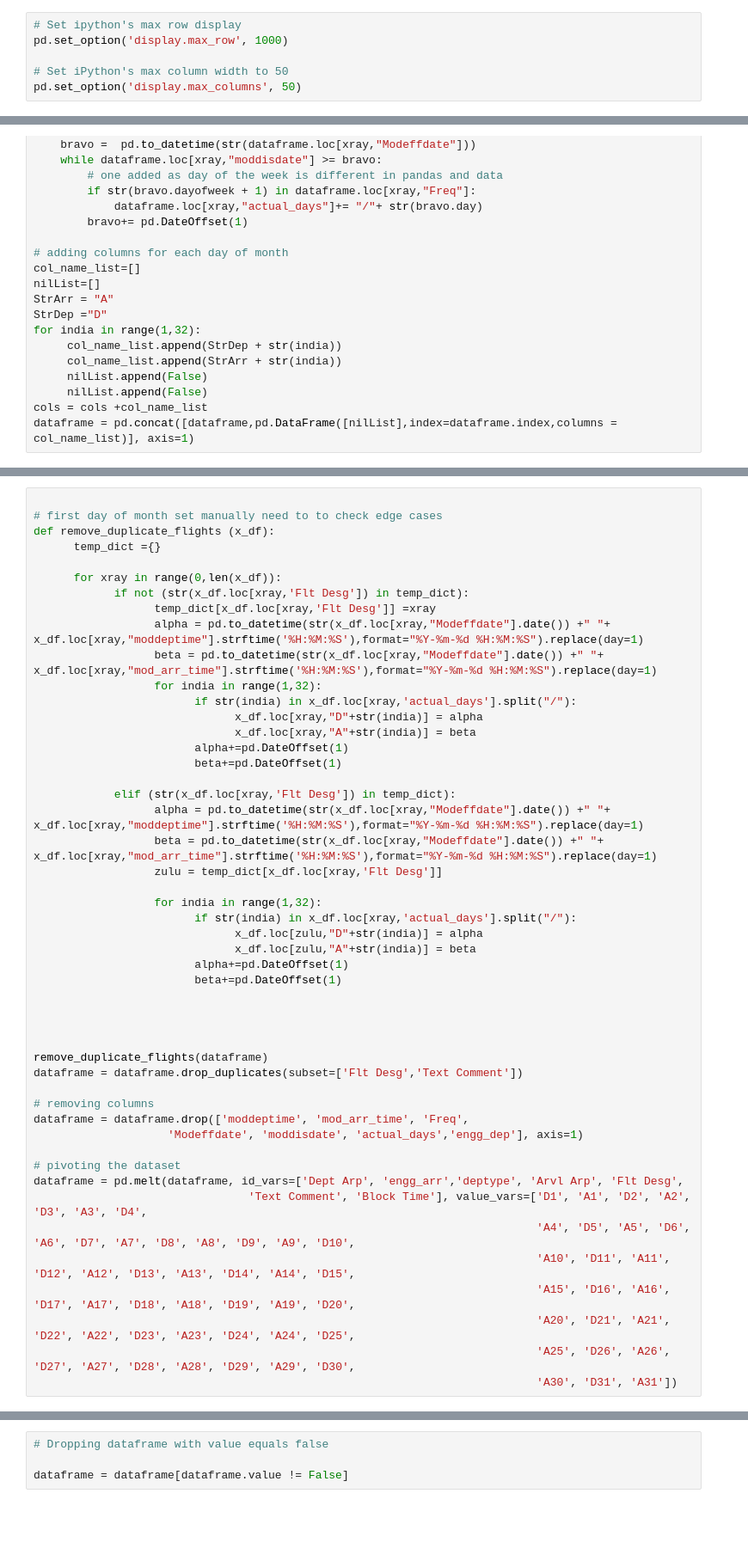
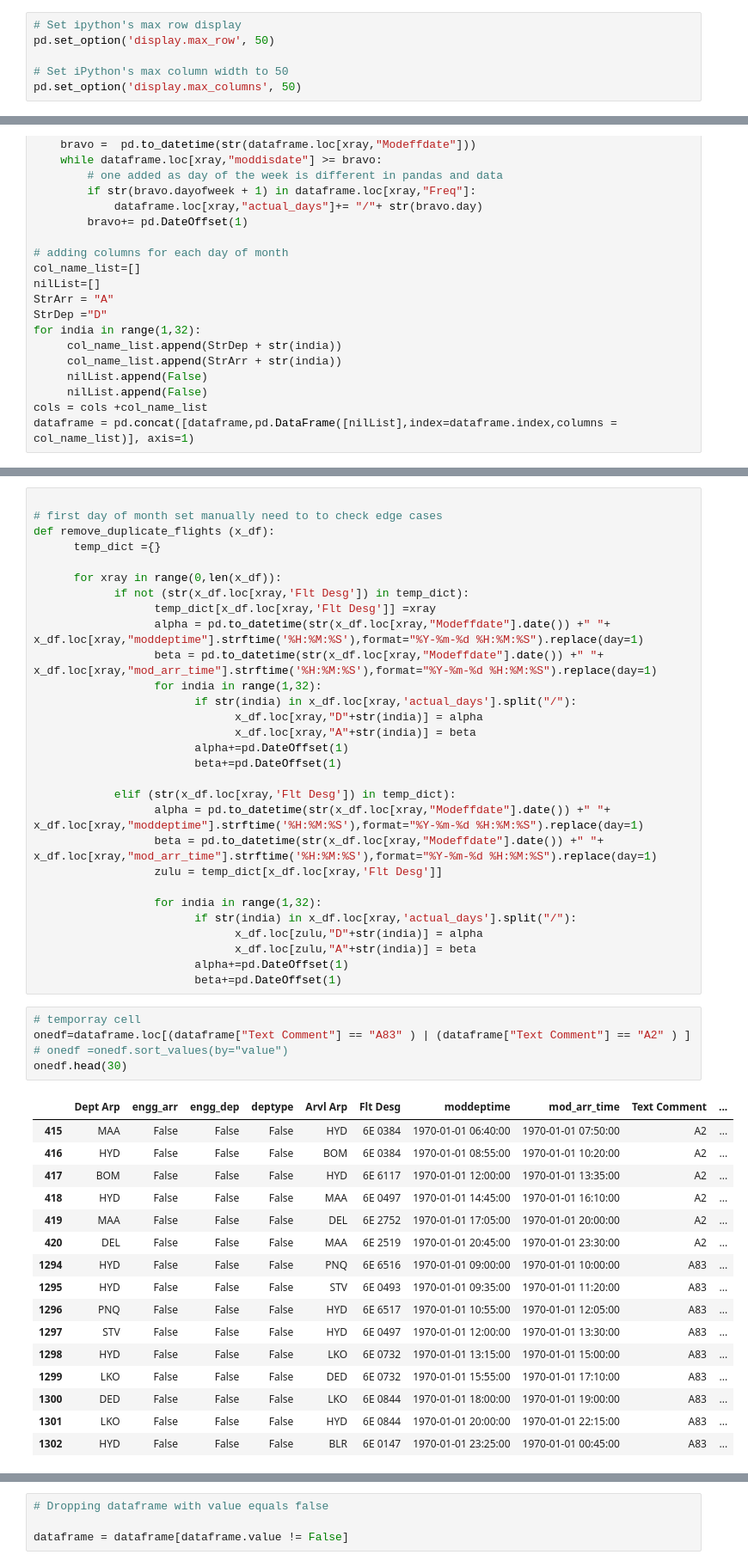
Before and after one commit to shriaviator/pystreamlit, a Jupyter notebook: gsheetsdata.ipynb, the cells around one changed output, grey strips where cells are left out. Shown at 86% size. Saved outputs shown, nothing was run; the diff lists cells and outputs as text; blank space fills up the shorter version.

```diff
--- a/gsheetsdata.ipynb
+++ b/gsheetsdata.ipynb
@@ -17,7 +17,7 @@ sheet = client.open("flightsched").get_worksheet(2)
 dataframe = pd.DataFrame(sheet.get_all_records())
 # %%
 # Set ipython's max row display
-pd.set_option('display.max_row', 1000)
+pd.set_option('display.max_row', 50)
 
 # Set iPython's max column width to 50
 pd.set_option('display.max_columns', 50)
@@ -97,23 +99,25 @@ def remove_duplicate_flights (x_df):
                               x_df.loc[zulu,"A"+str(india)] = beta
                         alpha+=pd.DateOffset(1)
                         beta+=pd.DateOffset(1)
-
-
-
-
-remove_duplicate_flights(dataframe)
-dataframe = dataframe.drop_duplicates(subset=['Flt Desg','Text Comment'])
-
-# removing columns
-dataframe = dataframe.drop(['moddeptime', 'mod_arr_time', 'Freq',
-                    'Modeffdate', 'moddisdate', 'actual_days','engg_dep'], axis=1)
-
-# pivoting the dataset
-dataframe = pd.melt(dataframe, id_vars=['Dept Arp', 'engg_arr','deptype', 'Arvl Arp', 'Flt Desg',
-                                'Text Comment', 'Block Time'], value_vars=['D1', 'A1', 'D2', 'A2', 'D3', 'A3', 'D4',
-                                                                           'A4', 'D5', 'A5', 'D6', 'A6', 'D7', 'A7', 'D8', 'A8', 'D9', 'A9', 'D10',
-                                                                           'A10', 'D11', 'A11', 'D12', 'A12', 'D13', 'A13', 'D14', 'A14', 'D15',
-                                                                           'A15', 'D16', 'A16', 'D17', 'A17', 'D18', 'A18', 'D19', 'A19', 'D20',
-                                                                           'A20', 'D21', 'A21', 'D22', 'A22', 'D23', 'A23', 'D24', 'A24', 'D25',
-                                                                           'A25', 'D26', 'A26', 'D27', 'A27', 'D28', 'A28', 'D29', 'A29', 'D30',
-                                                                           'A30', 'D31', 'A31'])
+# %%
+# temporray cell
+onedf=dataframe.loc[(dataframe["Text Comment"] == "A83" ) | (dataframe["Text Comment"] == "A2" ) ]
+# onedf =onedf.sort_values(by="value")
+onedf.head(30)
+# %% [output]
+|  | Dept Arp | engg_arr | engg_dep | deptype | Arvl Arp | Flt Desg | moddeptime | mod_arr_time | Text Comment | ... |
+| 415 | MAA | False | False | False | HYD | 6E 0384 | 1970-01-01 06:40:00 | 1970-01-01 07:50:00 | A2 | ... |
+| 416 | HYD | False | False | False | BOM | 6E 0384 | 1970-01-01 08:55:00 | 1970-01-01 10:20:00 | A2 | ... |
+| 417 | BOM | False | False | False | HYD | 6E 6117 | 1970-01-01 12:00:00 | 1970-01-01 13:35:00 | A2 | ... |
+| 418 | HYD | False | False | False | MAA | 6E 0497 | 1970-01-01 14:45:00 | 1970-01-01 16:10:00 | A2 | ... |
+| 419 | MAA | False | False | False | DEL | 6E 2752 | 1970-01-01 17:05:00 | 1970-01-01 20:00:00 | A2 | ... |
+| 420 | DEL | False | False | False | MAA | 6E 2519 | 1970-01-01 20:45:00 | 1970-01-01 23:30:00 | A2 | ... |
+| 1294 | HYD | False | False | False | PNQ | 6E 6516 | 1970-01-01 09:00:00 | 1970-01-01 10:00:00 | A83 | ... |
+| 1295 | HYD | False | False | False | STV | 6E 0493 | 1970-01-01 09:35:00 | 1970-01-01 11:20:00 | A83 | ... |
+| 1296 | PNQ | False | False | False | HYD | 6E 6517 | 1970-01-01 10:55:00 | 1970-01-01 12:05:00 | A83 | ... |
+| 1297 | STV | False | False | False | HYD | 6E 0497 | 1970-01-01 12:00:00 | 1970-01-01 13:30:00 | A83 | ... |
+| 1298 | HYD | False | False | False | LKO | 6E 0732 | 1970-01-01 13:15:00 | 1970-01-01 15:00:00 | A83 | ... |
+| 1299 | LKO | False | False | False | DED | 6E 0732 | 1970-01-01 15:55:00 | 1970-01-01 17:10:00 | A83 | ... |
+| 1300 | DED | False | False | False | LKO | 6E 0844 | 1970-01-01 18:00:00 | 1970-01-01 19:00:00 | A83 | ... |
+| 1301 | LKO | False | False | False | HYD | 6E 0844 | 1970-01-01 20:00:00 | 1970-01-01 22:15:00 | A83 | ... |
+| 1302 | HYD | False | False | False | BLR | 6E 0147 | 1970-01-01 23:25:00 | 1970-01-01 00:45:00 | A83 | ... |
```
Also changed, not shown: parts of 5 cells of this notebook, 1 other file.
